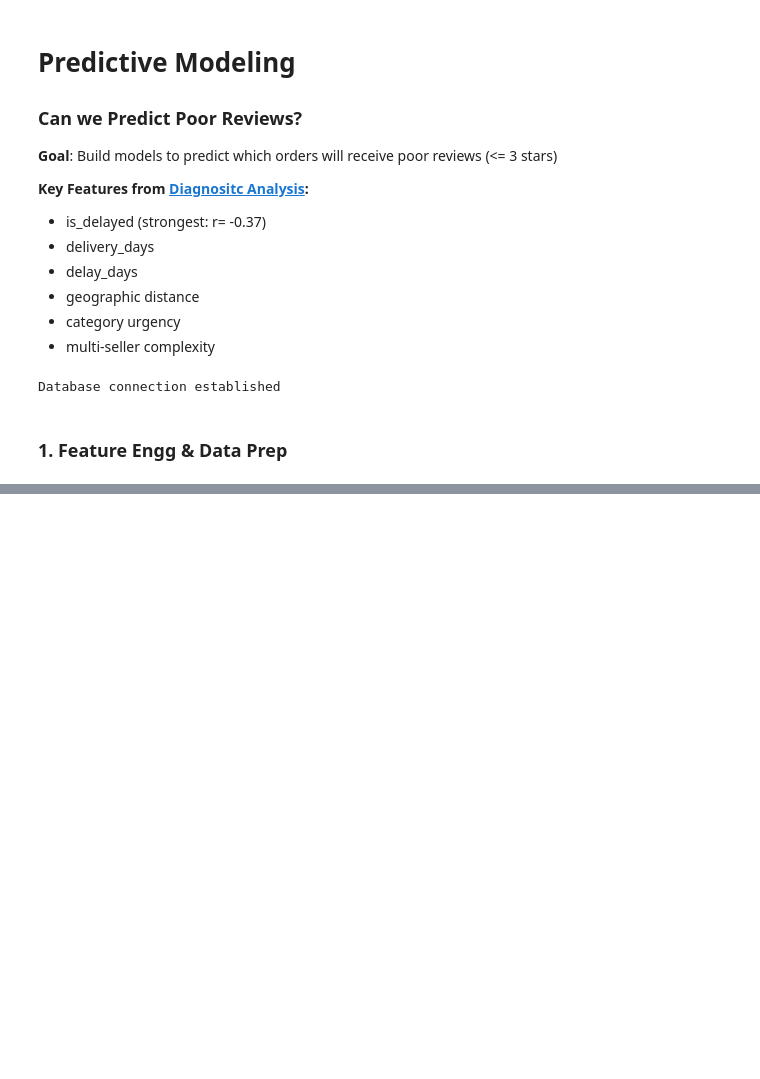
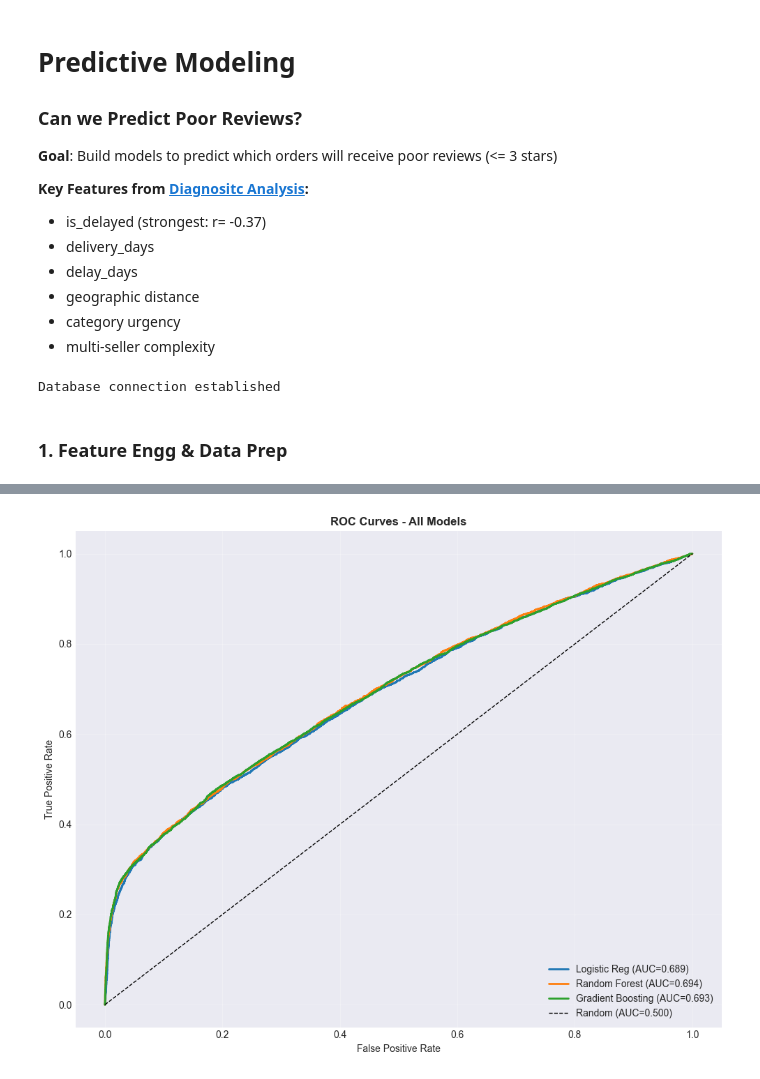
Before and after one commit to gnpthbalaji/ds_with_ai_capstone, a Jupyter notebook: notebooks/05_predictive_modeling.ipynb, the cells around one changed output, grey strips where cells are left out. Drawn from its saved outputs; the diff is of its cells as text; code cells hidden in the pictures; blank space fills up the shorter version.

```diff
--- a/notebooks/05_predictive_modeling.ipynb
+++ b/notebooks/05_predictive_modeling.ipynb
@@ -98,0 +140,6 @@ df.head()
+# %%
+# Data Cleaning
+df = df.dropna(subset=['delivery_days', 'delay_days'])
+df = df[df['delivery_days'] <= 100]  # Remove extreme outliers
+
+print(f"Clean dataset: {len(df):,} orders")
@@ -98,0 +298,23 @@ df.head()
+# %%
+# ROC Curves
+plt.figure(figsize=(10, 8))
+
+fpr_lr, tpr_lr, _ = roc_curve(y_test, y_prob_lr)
+fpr_rf, tpr_rf, _ = roc_curve(y_test, y_prob_rf)
+fpr_gb, tpr_gb, _ = roc_curve(y_test, y_prob_gb)
+
+plt.plot(fpr_lr, tpr_lr, label=f'Logistic Reg (AUC={results.iloc[0]["ROC-AUC"]:.3f})', lw=2)
+plt.plot(fpr_rf, tpr_rf, label=f'Random Forest (AUC={results.iloc[1]["ROC-AUC"]:.3f})', lw=2)
+plt.plot(fpr_gb, tpr_gb, label=f'Gradient Boosting (AUC={results.iloc[2]["ROC-AUC"]:.3f})', lw=2)
+plt.plot([0, 1], [0, 1], 'k--', label='Random (AUC=0.500)', lw=1)
+
+plt.xlabel('False Positive Rate')
+plt.ylabel('True Positive Rate')
+plt.title('ROC Curves - All Models', fontweight='bold')
+plt.legend(loc='lower right')
+plt.grid(alpha=0.3)
+plt.tight_layout()
+plt.savefig('../reports/figures/roc_curves.png', dpi=300, bbox_inches='tight')
+plt.show()
+# %% [output]
+[figure, added]
```
Also changed, not shown: parts of 16 cells of this notebook.
